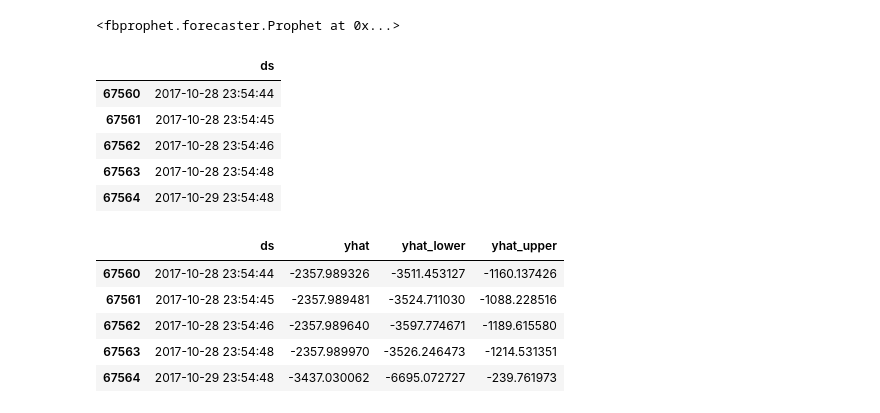
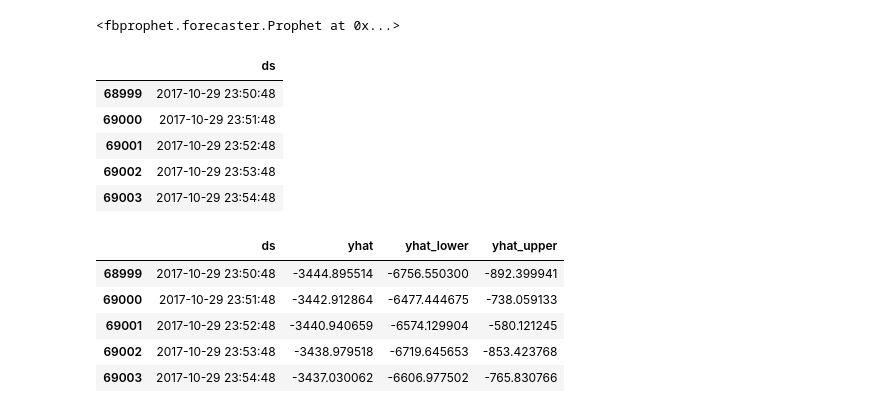
Before and after one commit to takechanman1228/arbitrage_entry_exit_condition, a Jupyter notebook: spread_FB_prophet.ipynb, the cells around one changed output. Cells and saved outputs as stored; diff of their text form; code cells hidden in the pictures.

```diff
--- a/spread_FB_prophet.ipynb
+++ b/spread_FB_prophet.ipynb
@@ -126,25 +126,25 @@ m.fit(df)
 <fbprophet.forecaster.Prophet at 0x...>
 # %%
 # periodは予測期間
-future = m.make_future_dataframe(periods=1)
+future = m.make_future_dataframe(periods=60*24*1, freq = 'min')
 future.tail()
 # %% [output]
 |  | ds |
-| 67560 | 2017-10-28 23:54:44 |
-| 67561 | 2017-10-28 23:54:45 |
-| 67562 | 2017-10-28 23:54:46 |
-| 67563 | 2017-10-28 23:54:48 |
-| 67564 | 2017-10-29 23:54:48 |
+| 68999 | 2017-10-29 23:50:48 |
+| 69000 | 2017-10-29 23:51:48 |
+| 69001 | 2017-10-29 23:52:48 |
+| 69002 | 2017-10-29 23:53:48 |
+| 69003 | 2017-10-29 23:54:48 |
 # %%
 forecast = m.predict(future)
 forecast[['ds', 'yhat', 'yhat_lower', 'yhat_upper']].tail()
 # %% [output]
 |  | ds | yhat | yhat_lower | yhat_upper |
-| 67560 | 2017-10-28 23:54:44 | -2357.989326 | -3511.453127 | -1160.137426 |
-| 67561 | 2017-10-28 23:54:45 | -2357.989481 | -3524.711030 | -1088.228516 |
-| 67562 | 2017-10-28 23:54:46 | -2357.989640 | -3597.774671 | -1189.615580 |
-| 67563 | 2017-10-28 23:54:48 | -2357.989970 | -3526.246473 | -1214.531351 |
-| 67564 | 2017-10-29 23:54:48 | -3437.030062 | -6695.072727 | -239.761973 |
+| 68999 | 2017-10-29 23:50:48 | -3444.895514 | -6756.550300 | -892.399941 |
+| 69000 | 2017-10-29 23:51:48 | -3442.912864 | -6477.444675 | -738.059133 |
+| 69001 | 2017-10-29 23:52:48 | -3440.940659 | -6574.129904 | -580.121245 |
+| 69002 | 2017-10-29 23:53:48 | -3438.979518 | -6719.645653 | -853.423768 |
+| 69003 | 2017-10-29 23:54:48 | -3437.030062 | -6606.977502 | -765.830766 |
 # %%
 m.plot(forecast)
 # %% [output]
```
Also changed, not shown: parts of 2 cells of this notebook, 2 other files.
